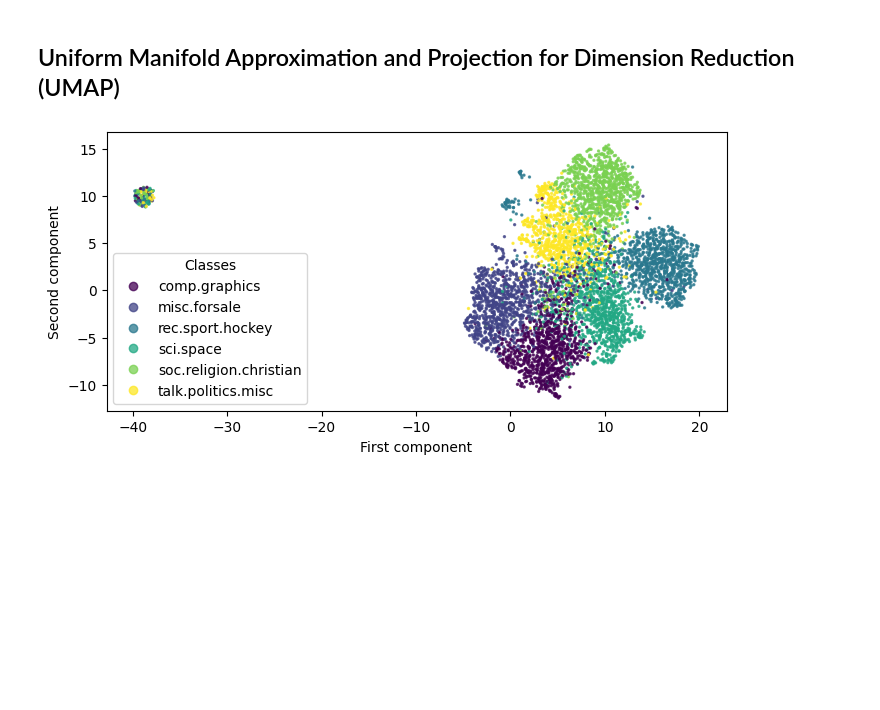
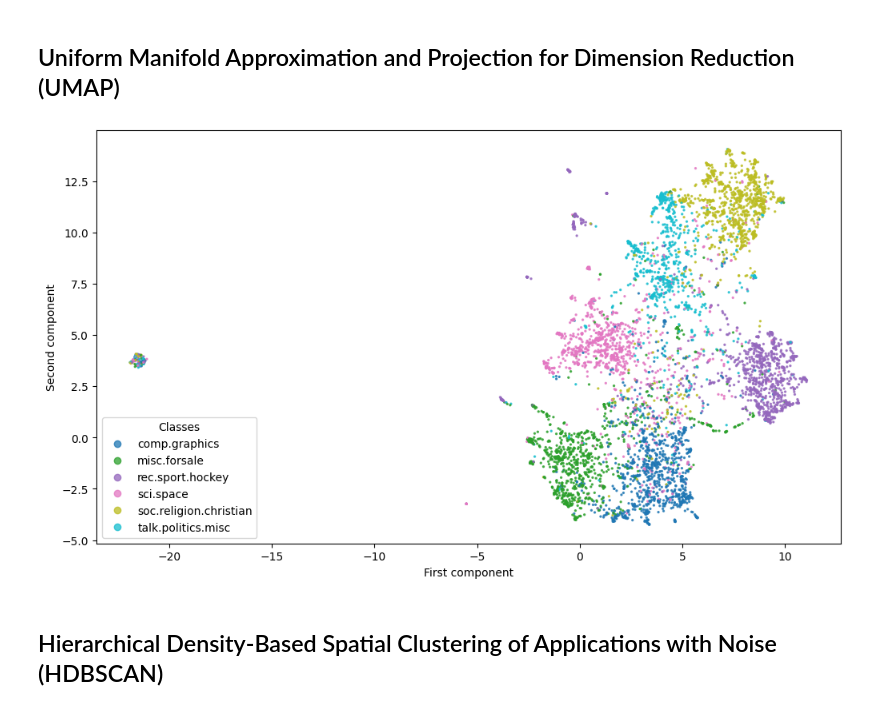
Before and after one commit to GuillaumeZahnd/20newsgroups-clustering, a Jupyter notebook: 20newsgroups-clustering.ipynb, the cells around one changed output. Saved outputs shown, nothing was run; the diff lists cells and outputs as text; code cells hidden in the pictures; blank space fills up the shorter version.

```diff
--- a/20newsgroups-clustering.ipynb
+++ b/20newsgroups-clustering.ipynb
@@ -428,7 +451,7 @@ for label_index in range(number_of_unique_labels):
 # KMeans
 # %%
 # We define the transformation object
-km = KMeans(n_clusters=number_of_unique_labels, init='k-means++', max_iter=500, n_init=100, random_state=random_seed)
+km = KMeans(n_clusters=number_of_unique_labels, init='k-means++', max_iter=700, n_init=200, random_state=random_seed)
 # %%
 # We apply the object to the data
 km.fit(vectors)
@@ -465,18 +531,20 @@ plt.show()
 ## Uniform Manifold Approximation and Projection for Dimension Reduction (UMAP)
 # %%
 n_components = 2
-umap = umap.UMAP(n_components=n_components, metric='cosine', n_neighbors=51, min_dist=1, spread=3, init='pca')
+um = umap.UMAP(n_components=n_components, metric='cosine', n_neighbors=15, min_dist=0.01, spread=2, init='pca')
 # %%
-embeddings = umap.fit_transform(vectors)
+embeddings = um.fit_transform(vectors)
 # %%
 # Display the manifold embeddings
-plt.figure(figsize=(8, 8))
-scatter = plt.scatter(embeddings[:,0], embeddings[:,1], c=df['label_indices'], alpha=0.75, s=2)
+plt.figure(figsize=(12, 12))
+scatter = plt.scatter(embeddings[:,0], embeddings[:,1], c=df['label_indices'], alpha=0.75, s=2, cmap='tab10')
 plt.legend(scatter.legend_elements()[0], unique_labels, loc='lower left', title='Classes')
 ax = plt.gca()
 ax.set_aspect('equal')
 plt.xlabel('First component')
 plt.ylabel('Second component')
 plt.show()
 # %% [output]
-[figure, old version]
+[figure, new version]
+# %% [markdown]
+## Hierarchical Density-Based Spatial Clustering of Applications with Noise (HDBSCAN)
```
Also changed, not shown: parts of 28 cells of this notebook.
